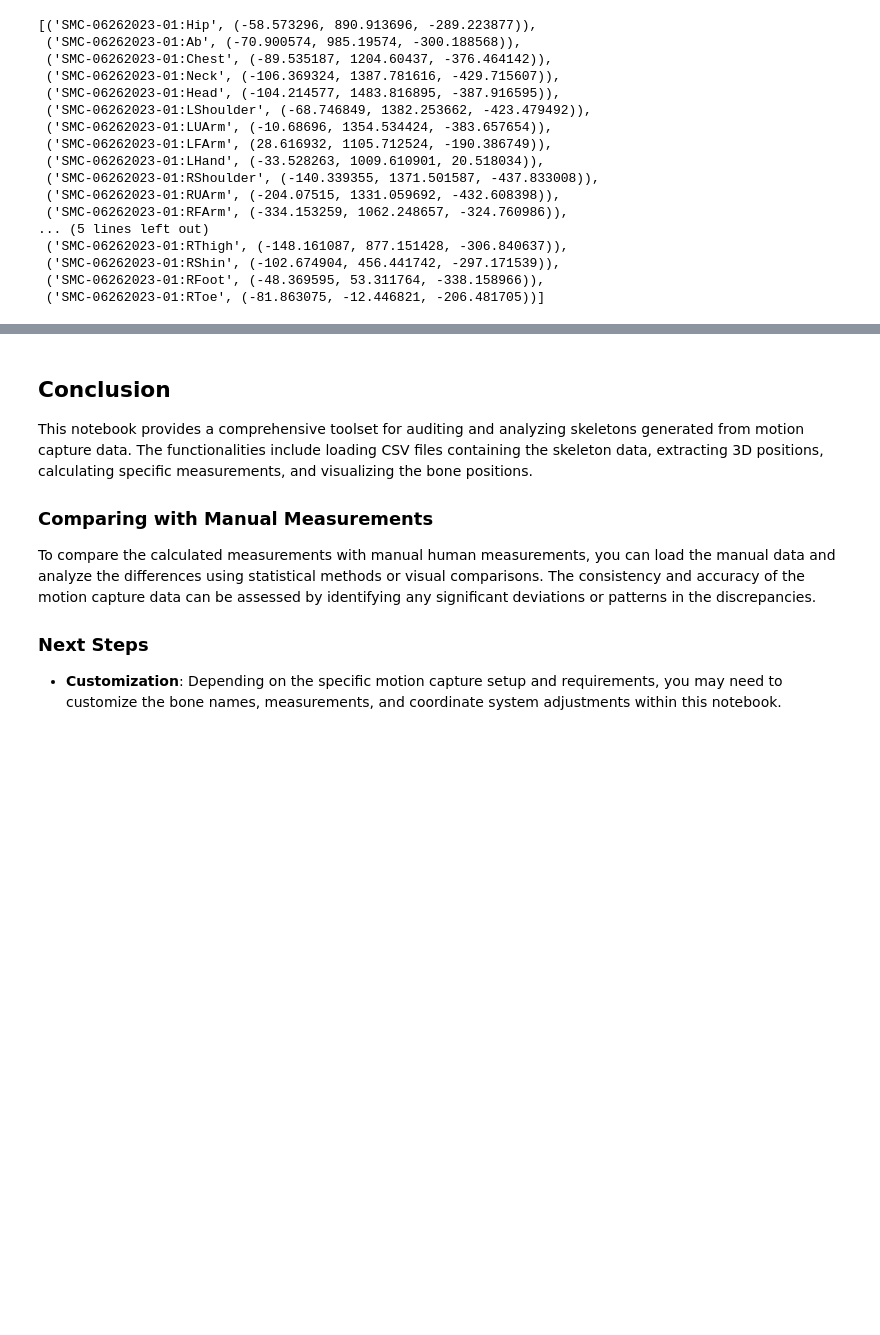
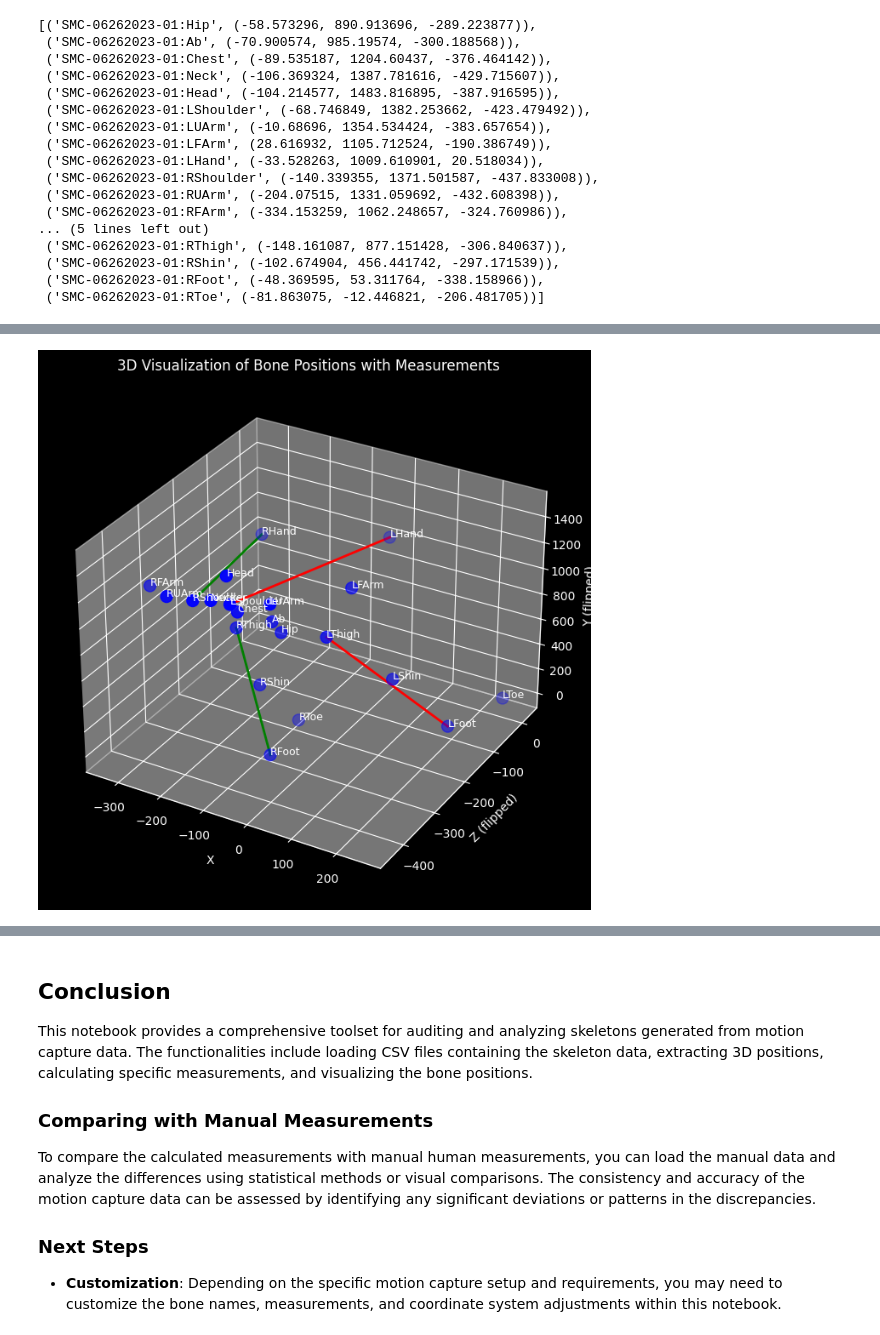
Before and after one commit to HaukeCornell/Audit_Skeletons, a Jupyter notebook: skeleton_measurements.ipynb, the cells around one changed output, grey strips where cells are left out. Drawn from its saved outputs; the diff is of its cells as text; code cells hidden in the pictures; blank space fills up the shorter version.

Commit message:
expand measurements
expand measurements

```diff
--- a/skeleton_measurements.ipynb
+++ b/skeleton_measurements.ipynb
@@ -52,7 +52,7 @@ def extract_bone_data(file_path):
     return bone_names, frames_data
 
 # Path to the CSV file containing the skeleton data
-file_path = "0-10\M-SMC-06262023-01.csv"  # Update this path
+file_path = "Test_Data/0-10/M-SMC-06262023-01.csv"  # Update this path
 
 # Extracting bone names and position data
 bone_names, frames_data = extract_bone_data(file_path)
@@ -169,0 +310,51 @@ plot_bone_positions_flipped(frames_data[0])
+# %%
+# Import necessary libraries
+import matplotlib.pyplot as plt
+from mpl_toolkits.mplot3d import Axes3D
+
+# Function to plot the bone positions and measurements
+def plot_bone_positions_and_measurements(frame_positions, bone_names):
+    # Extracting the X, Y, Z coordinates
+    x_values = [pos[0] for pos in frame_positions]
+    y_values = [pos[2] for pos in frame_positions]  # Flipping Y and Z
+    z_values = [pos[1] for pos in frame_positions]  # Flipping Y and Z
+
+    # Plotting the 3D scatter plot
+    fig = plt.figure(figsize=(10, 8))
+    ax = fig.add_subplot(111, projection='3d')
+    ax.scatter(x_values, y_values, z_values, c='blue', s=100)
+    for i, bone_name in enumerate(bone_names):
+        ax.text(x_values[i], y_values[i], z_values[i], bone_name.split(":")[-1], fontsize=9)
+
+    # Drawing measurements: Leg Length
+    for side, color in [("L", "r"), ("R", "g")]:
+        hip = f"{skeleton_identifier}:{side}Thigh"
+        foot = f"{skeleton_identifier}:{side}Foot"
+        ax.plot([frame_positions[bone_names.index(hip)][0], frame_positions[bone_names.index(foot)][0]],
+                [frame_positions[bone_names.index(hip)][2], frame_positions[bone_names.index(foot)][2]],
+                [frame_positions[bone_names.index(hip)][1], frame_positions[bone_names.index(foot)][1]],
+                color=color, linewidth=2)
+
+    # Drawing measurements: Arm Length
+    for side, color in [("L", "r"), ("R", "g")]:
+        shoulder = f"{skeleton_identifier}:{side}Shoulder"
+        hand = f"{skeleton_identifier}:{side}Hand"
+        ax.plot([frame_positions[bone_names.index(shoulder)][0], frame_positions[bone_names.index(hand)][0]],
+                [frame_positions[bone_names.index(shoulder)][2], frame_positions[bone_names.index(hand)][2]],
+                [frame_positions[bone_names.index(shoulder)][1], frame_positions[bone_names.index(hand)][1]],
+                color=color, linewidth=2)
+
+    # Labels and title
+    ax.set_xlabel('X')
+    ax.set_ylabel('Z (flipped)')
+    ax.set_zlabel('Y (flipped)')
+    plt.title('3D Visualization of Bone Positions with Measurements')
+    plt.show()
+
+# Skeleton identifier (update according to your CSV file)
+skeleton_identifier = bone_names[0].split(":")[0]
+
+# Plotting the bone positions and measurements for the first frame
+plot_bone_positions_and_measurements(frames_data[0], bone_names)
+# %% [output]
+[figure, added]
```
Also changed, not shown: parts of 11 cells of this notebook.
